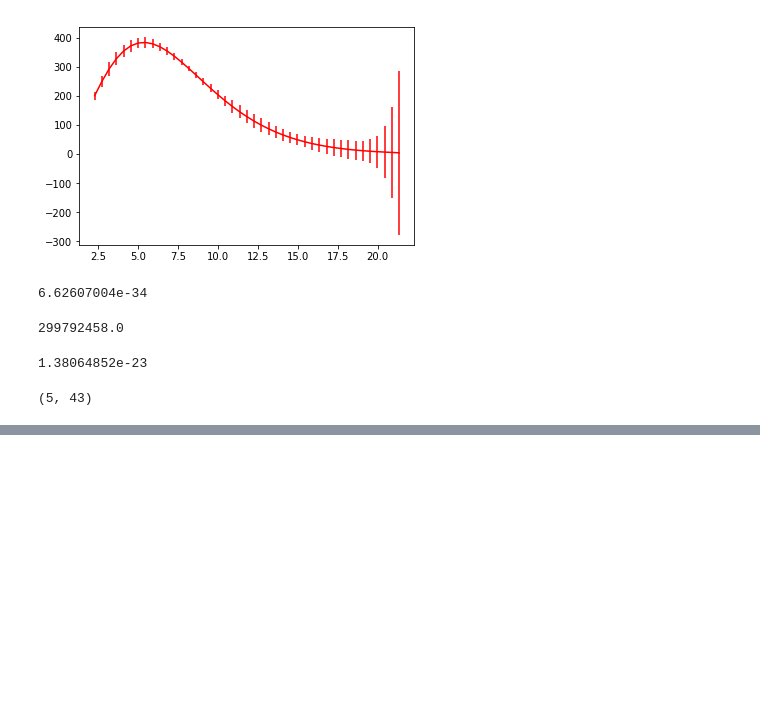
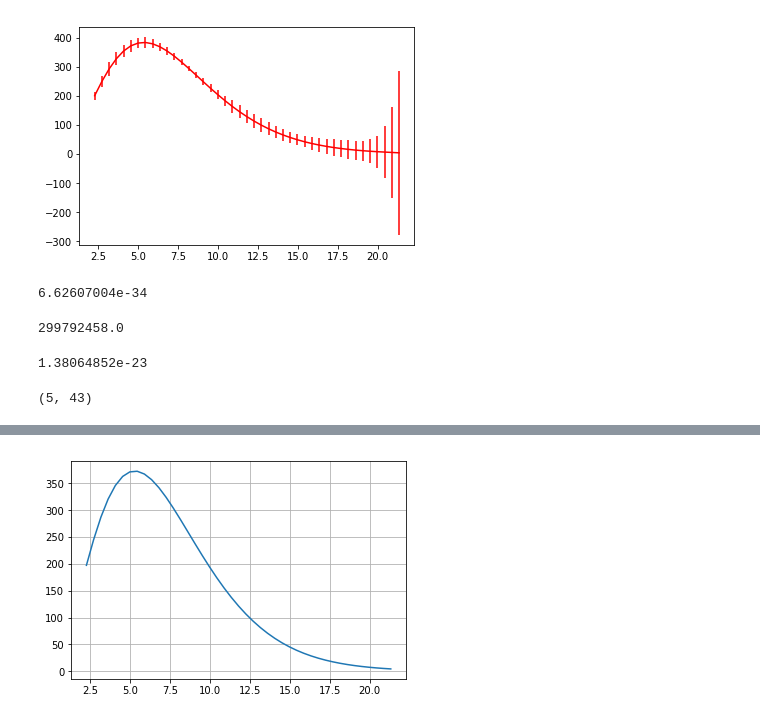
Before and after one commit to DCI-alxogm/pb2018-saulsierra18, a Jupyter notebook: semana15/Fibras.ipynb, the cells around one changed output, grey strips where cells are left out. Drawn from its saved outputs; the diff is of its cells as text; code cells hidden in the pictures; blank space fills up the shorter version.

```diff
--- a/semana15/Fibras.ipynb
+++ b/semana15/Fibras.ipynb
@@ -46,0 +65,5 @@ grafica=plt.scatter(x,y,color='r')
+# %%
+q=plt.plot(v,intensidad(v,2.7))
+plt.grid()
+# %% [output]
+[figure, added]
```
Also changed, not shown: parts of 6 cells of this notebook, 1 other file.
